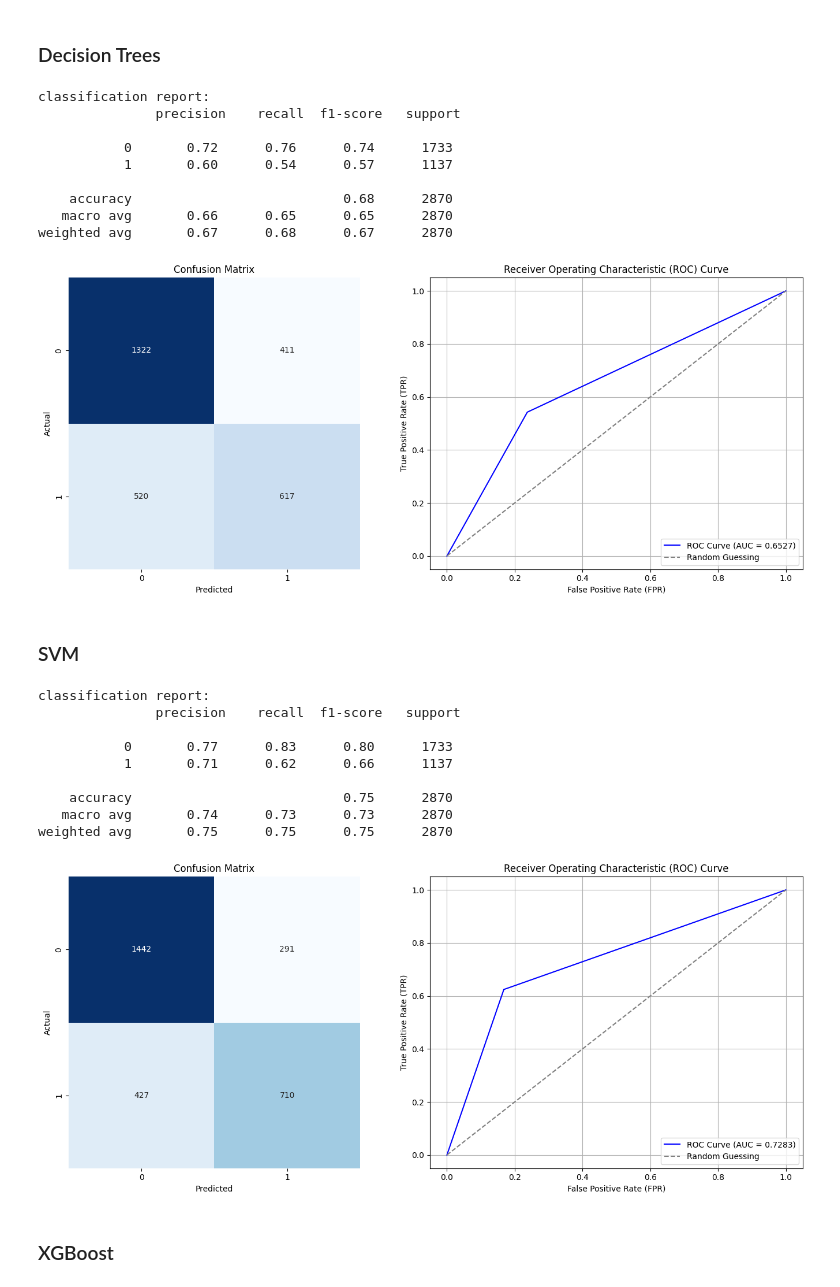
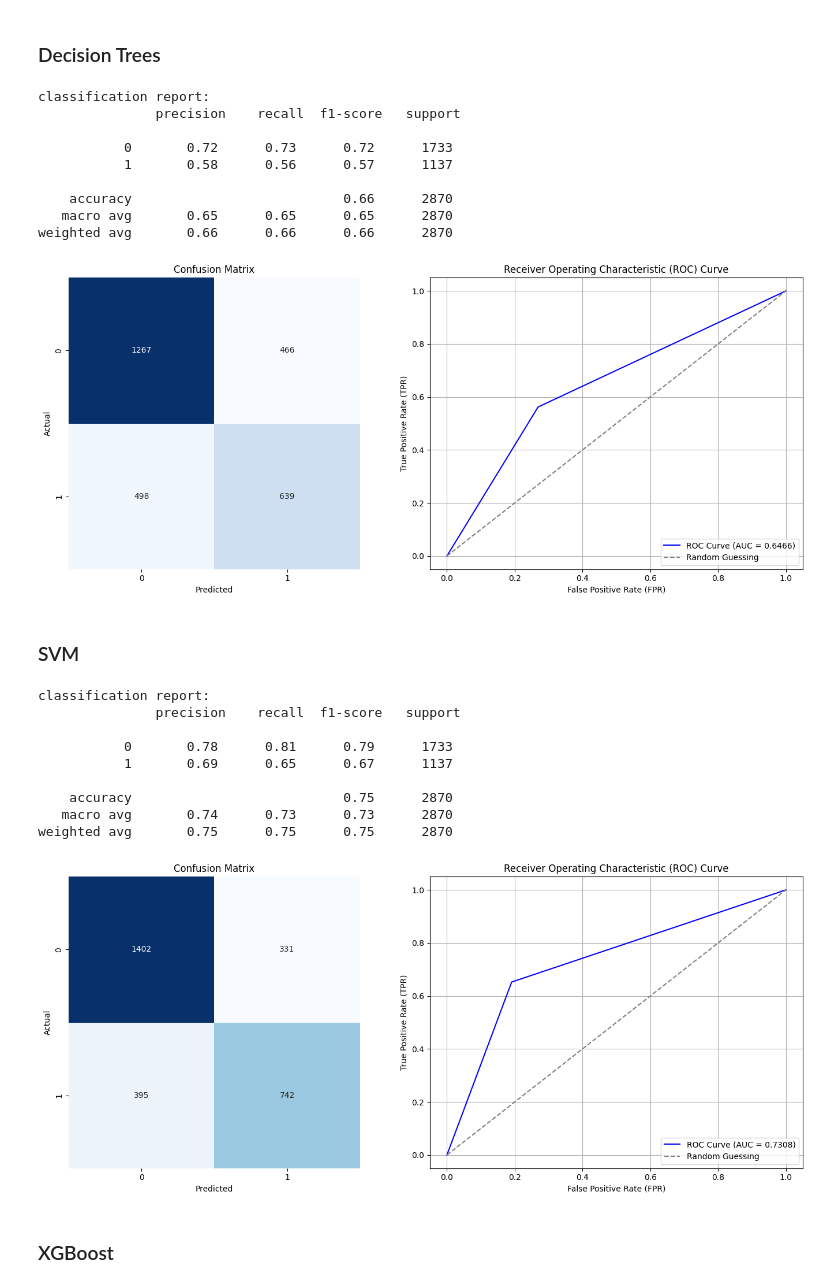
Before and after one commit to Barb02/DetectingTweetsSexism, a Jupyter notebook: modeling.ipynb, the cells around one changed output. Cells and saved outputs as stored; diff of their text form; code cells hidden in the pictures.

```diff
--- a/modeling.ipynb
+++ b/modeling.ipynb
@@ -28,8 +30,6 @@ Reading the tables
 df = pd.read_csv('tables/task1.csv')
 
 df.drop('tweet', axis=1, inplace= True)
-df.drop('emotion_antictrust_angertrust', axis=1, inplace= True)
-df.drop('emotion_anticdisgust', axis=1, inplace= True)
 
 df['final_label'] = df['final_label'].map({'NO': 0, 'YES': 1})
 # %% [markdown]
@@ -82,42 +82,44 @@ X_scaler = StandardScaler()
 # %% [markdown]
 ### Decision Trees
 # %%
-X_scaled1 = X_scaler.fit_transform(X1)
+pipeline = Pipeline([
+    ('smote', SMOTE(random_state=42)),
+    ('scaler', StandardScaler()),
+    ('clf', DecisionTreeClassifier(random_state=42))
+])
 
-dt = DecisionTreeClassifier(random_state=42)
-dt.fit(X_scaled1, y1)
-
-y_pred1 = cross_val_predict(dt, X_scaled1, y1, cv=skf)
+y_pred1 = cross_val_predict(pipeline, X1, y1, cv=skf)
 
 evaluation(y1, y_pred1)
 # %% [output]
 classification report:
                precision    recall  f1-score   support
 
-           0       0.72      0.76      0.74      1733
-           1       0.60      0.54      0.57      1137
+           0       0.72      0.73      0.72      1733
+           1       0.58      0.56      0.57      1137
 
-    accuracy                           0.68      2870
-   macro avg       0.66      0.65      0.65      2870
-weighted avg       0.67      0.68      0.67      2870
+    accuracy                           0.66      2870
+   macro avg       0.65      0.65      0.65      2870
+weighted avg       0.66      0.66      0.66      2870
-[figure, old version]
+[figure, new version]
 # %% [markdown]
 ### SVM
 # %%
-X_scaled1 = X_scaler.fit_transform(X1)
+pipeline = Pipeline([
+    ('smote', SMOTE(random_state=42)),
+    ('scaler', StandardScaler()),
+    ('clf', SVC(random_state=42, kernel="rbf"))
+])
 
-svm = SVC(random_state=42, kernel="rbf")
-svm.fit(X_scaled1, y1)
-
-y_pred1 = cross_val_predict(svm, X_scaled1, y1, cv=skf)
+y_pred1 = cross_val_predict(pipeline, X1, y1, cv=skf)
 
 evaluation(y1, y_pred1)
 # %% [output]
 classification report:
                precision    recall  f1-score   support
 
-           0       0.77      0.83      0.80      1733
-           1       0.71      0.62      0.66      1137
+           0       0.78      0.81      0.79      1733
+           1       0.69      0.65      0.67      1137
 
     accuracy                           0.75      2870
    macro avg       0.74      0.73      0.73      2870
```
Also changed, not shown: parts of 7 cells of this notebook, 2 other files.
